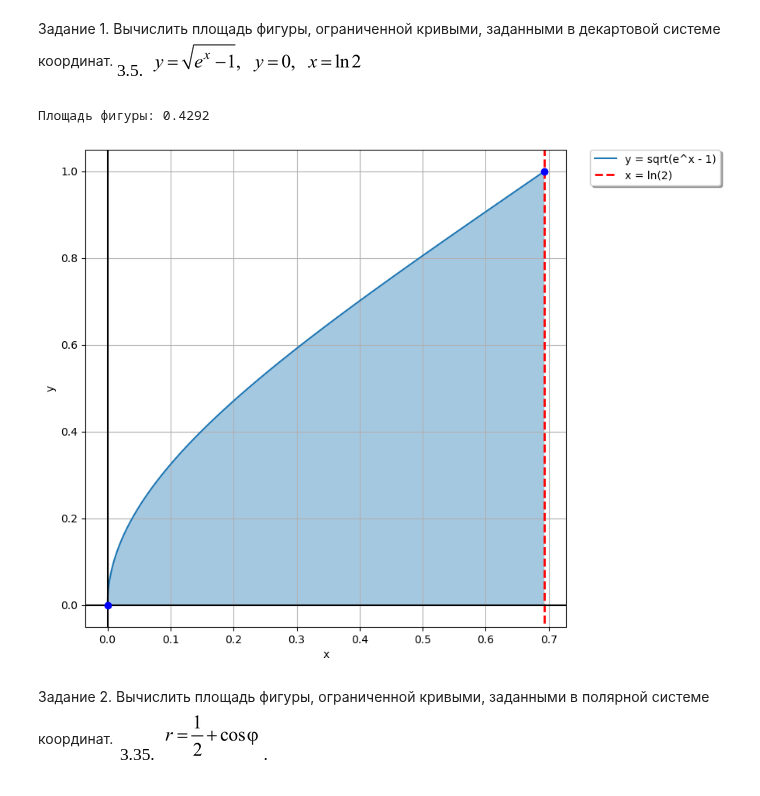
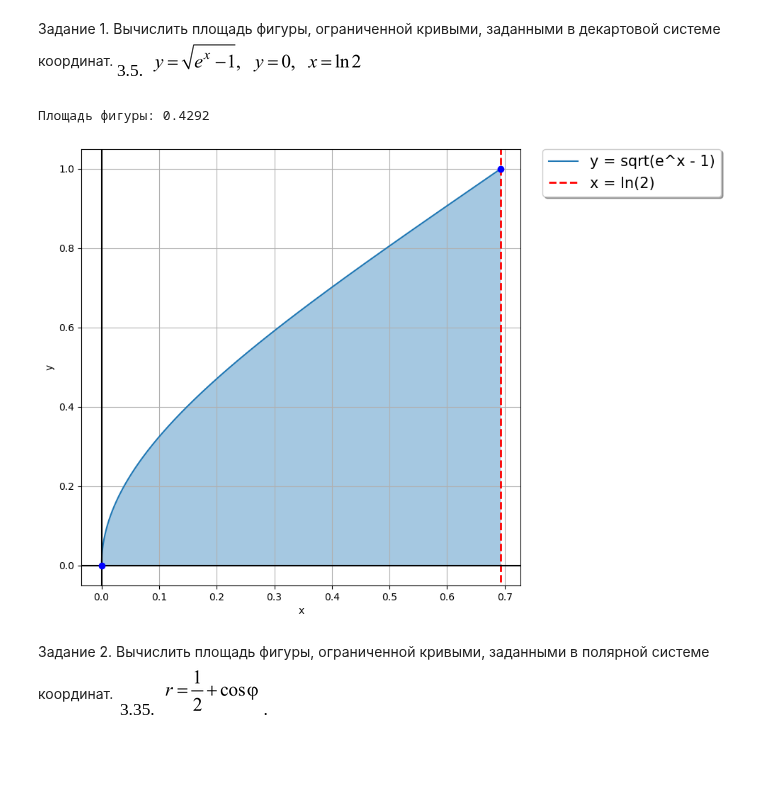
Before and after one commit to Jrvvv/Math_With_Py, a Jupyter notebook: math/TotalWork1/TotalWork1.ipynb, the cells around one changed output. Saved outputs shown, nothing was run; the diff lists cells and outputs as text; code cells hidden in the pictures; blank space fills up the shorter version.

```diff
--- a/math/TotalWork1/TotalWork1.ipynb
+++ b/math/TotalWork1/TotalWork1.ipynb
@@ -11,38 +11,38 @@ def y(x):
 a = 0
 b = np.log(2)
 
 x = np.linspace(a, b, 1000)
+
+S, err = quad(y, a, b)
+print(f'Площадь фигуры: {S:.4f}')
 
 plt.figure(figsize=(8, 8))
 
 plt.plot(x, y(x), label='y = sqrt(e^x - 1)')
 plt.axvline(x=np.log(2),  ymin=-1, ymax=1, color='r',
           linewidth=2.0, linestyle='--', label='x = ln(2)')
 
 plt.xlabel('x')
 plt.ylabel('y')
 
 plt.axvline(x = 0, color = 'k')
 plt.axhline(y = 0, color = 'k')
 
 plt.plot(a, y(a), 'bo')
 plt.plot(b, y(b), 'bo')
 
 plt.grid()
 
-S, err = quad(y, a, b)
-print(f'Площадь фигуры: {S:.4f}')
-
 plt.fill_between(x, y(x), where=(x>=a)&(x<=b), alpha=0.4)
 
 plt.legend()
 plt.legend(bbox_to_anchor=(1.05, 1), loc='upper left',
-           borderaxespad=0.0, shadow=True)
+           borderaxespad=0.0, shadow=True, fontsize="15")
 
 plt.show()
 # %% [output]
 Площадь фигуры: 0.4292
-[figure, old version]
+[figure, new version]
 # %% [markdown]
 Задание 2. Вычислить площадь фигуры, ограниченной кривыми, заданными в полярной системе координат.![image.png](attachment:image.png)
 # %%
```
Also changed, not shown: parts of 5 cells of this notebook.
